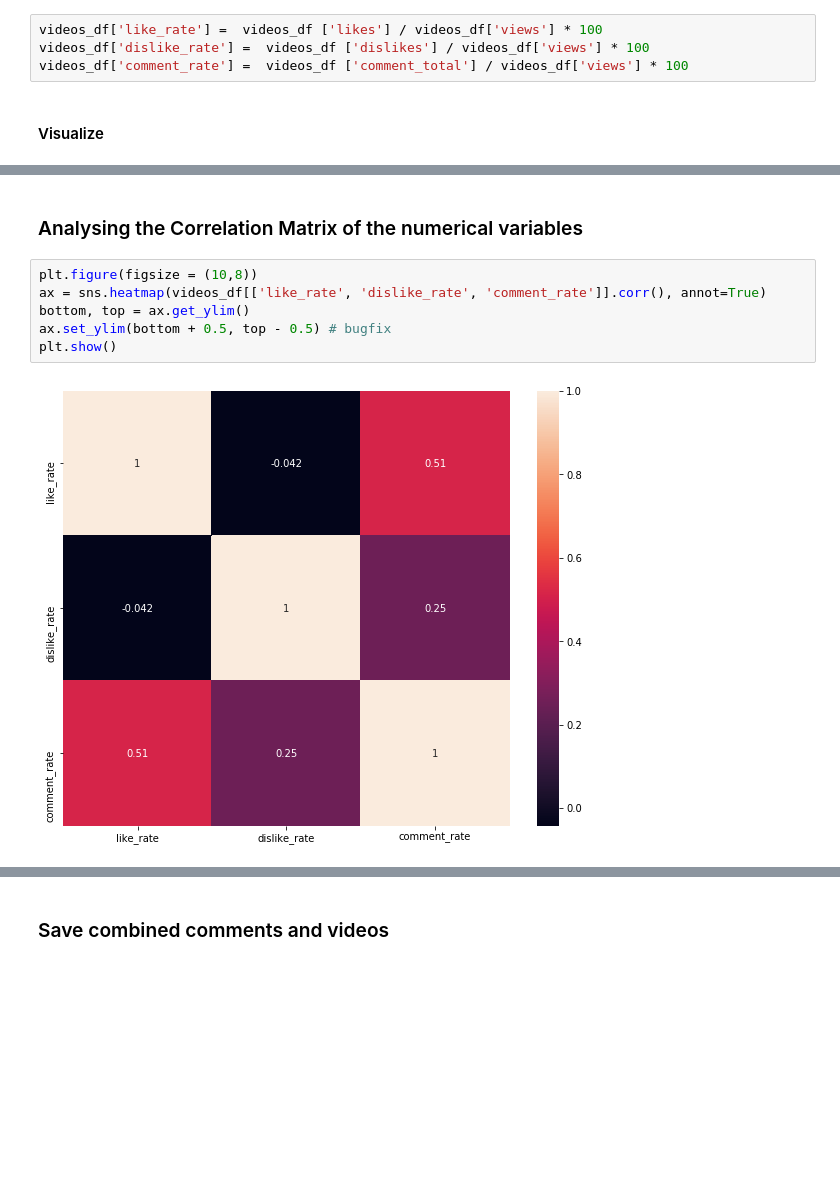
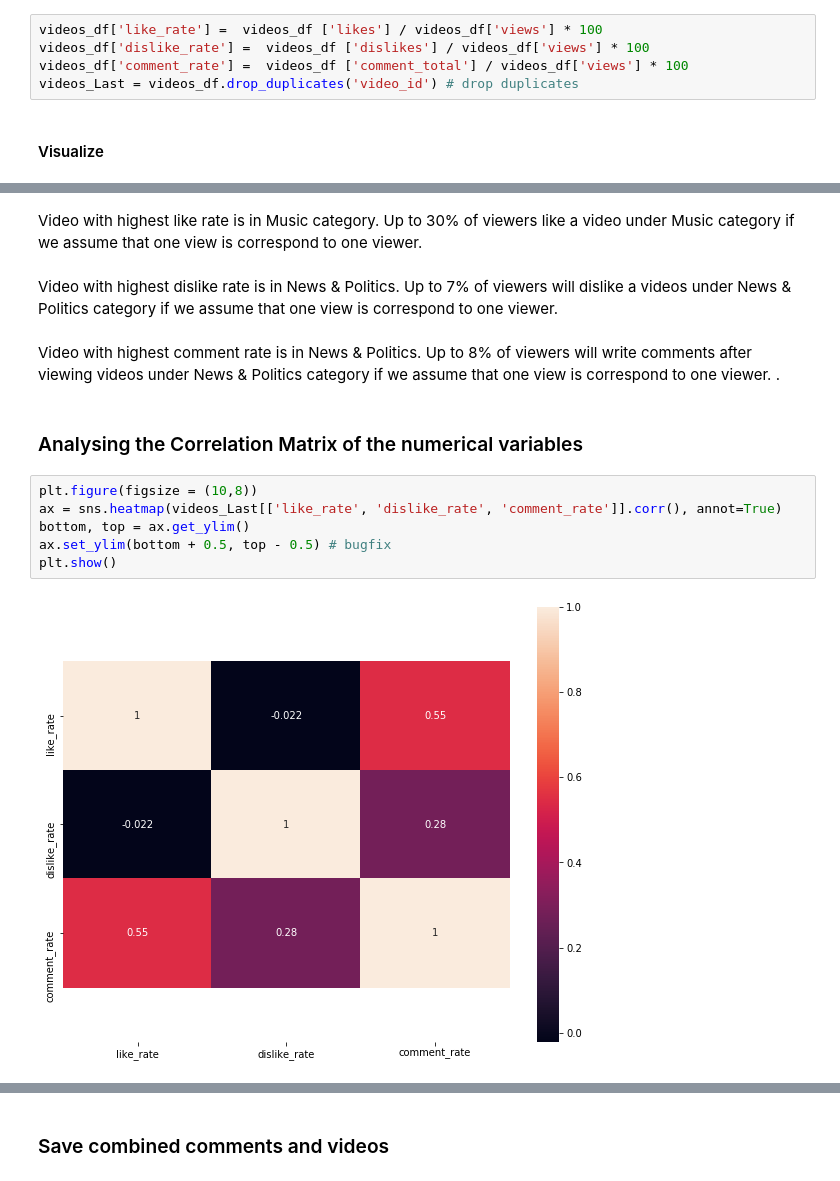
Before and after one commit to nwwnw-dam/Youtube-Data-Analysis, a Jupyter notebook: 1 - EDA.ipynb, the cells around one changed output, grey strips where cells are left out. Saved outputs shown, nothing was run; the diff lists cells and outputs as text; blank space fills up the shorter version.

```diff
--- a/1 - EDA.ipynb
+++ b/1 - EDA.ipynb
@@ -378,6 +458,7 @@ plt.show()
 videos_df['like_rate'] =  videos_df ['likes'] / videos_df['views'] * 100
 videos_df['dislike_rate'] =  videos_df ['dislikes'] / videos_df['views'] * 100
 videos_df['comment_rate'] =  videos_df ['comment_total'] / videos_df['views'] * 100
+videos_Last = videos_df.drop_duplicates('video_id') # drop duplicates
 # %% [markdown]
 #### Visualize
 # %%
@@ -423,12 +510,18 @@ plt.show()
+# %% [markdown]
+Video with highest like rate is in Music category. Up to 30% of viewers like a video under Music category if we assume that one view is correspond to one viewer.
+# %% [markdown]
+Video with highest dislike rate is in News & Politics. Up to 7% of viewers will dislike a videos under News & Politics category if we assume that one view is correspond to one viewer.
+# %% [markdown]
+Video with highest comment rate is in News & Politics. Up to 8% of viewers will write comments after viewing videos under News & Politics category if we assume that one view is correspond to one viewer. .
 # %% [markdown]
 ### Analysing the Correlation Matrix of the numerical variables
 # %%
 plt.figure(figsize = (10,8))
-ax = sns.heatmap(videos_df[['like_rate', 'dislike_rate', 'comment_rate']].corr(), annot=True)
+ax = sns.heatmap(videos_Last[['like_rate', 'dislike_rate', 'comment_rate']].corr(), annot=True)
 bottom, top = ax.get_ylim()
 ax.set_ylim(bottom + 0.5, top - 0.5) # bugfix
 plt.show()
 # %% [output]
-[figure, old version]
+[figure, new version]
 # %%
 plt.figure(figsize = (10,8))
```
Also changed, not shown: parts of 39 cells of this notebook.
